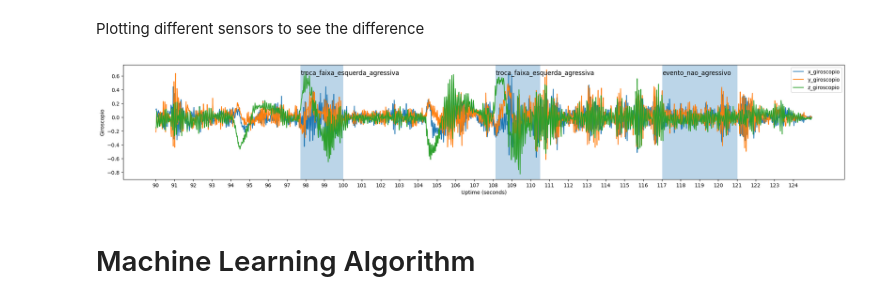
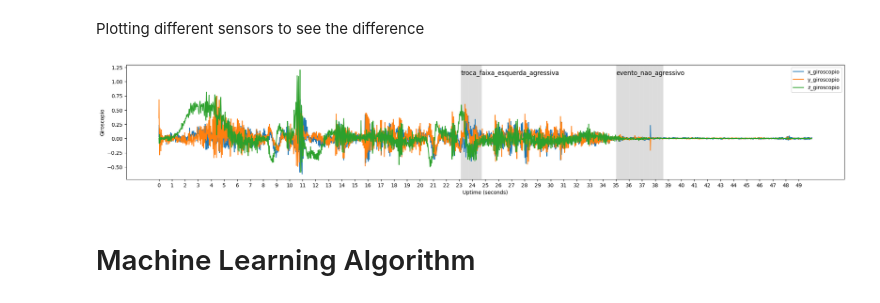
Before and after one commit to RenanFlorencio/DBdatasets, a Jupyter notebook: dbdataset/dbdataset.ipynb, the cells around one changed output. Saved outputs shown, nothing was run; the diff lists cells and outputs as text; code cells hidden in the pictures.

```diff
--- a/dbdataset/dbdataset.ipynb
+++ b/dbdataset/dbdataset.ipynb
@@ -65,10 +65,13 @@ def plot_sensor_data(data, sensor=None, figsize=(10, 4), begin=None, end=None):
     plt.plot(data['seconds_passed'], data[f'y_{sensor}'], label=f'y_{sensor}')
     plt.plot(data['seconds_passed'], data[f'z_{sensor}'], label=f'z_{sensor}')
 
-    # Highlight regions where 'evento' is not None
+    # Highlight regions where 'evento' is not 'sem_evento'
+    highlight_color = 'lightgrey'  # Use the same color for all events
+
     for i in range(len(data) - 1):
-        if data['evento'].iloc[i] is not None:
-            plt.axvspan(data['seconds_passed'].iloc[i], data['seconds_passed'].iloc[i + 1], alpha=0.3, edgecolor='none')
+        if data['evento'].iloc[i] != 'sem_evento':
+            plt.axvspan(data['seconds_passed'].iloc[i], data['seconds_passed'].iloc[i + 1],
+                        alpha=0.3, color=highlight_color, edgecolor='none')
             if i == 0 or data['evento'].iloc[i] != data['evento'].iloc[i - 1]:
                 plt.text((data['seconds_passed'].iloc[i] + data['seconds_passed'].iloc[i + 1]) / 2,
                          max(data[f'x_{sensor}'].max(), data[f'y_{sensor}'].max(), data[f'z_{sensor}'].max()),
@@ -85,6 +88,6 @@ def plot_sensor_data(data, sensor=None, figsize=(10, 4), begin=None, end=None):
     plt.xticks(range(int(data['seconds_passed'].min()), int(data['seconds_passed'].max()) + 1))
     plt.show()
 # %%
-plot_sensor_data(df_21, 'giroscopio', figsize=(25, 4), begin=90, end=125)
+plot_sensor_data(df_21, 'giroscopio', figsize=(25, 4), begin=0, end=50)
 # %% [output]
-[figure, old version]
+[figure, new version]
```
Also changed, not shown: parts of 23 cells of this notebook, 1 other file.
